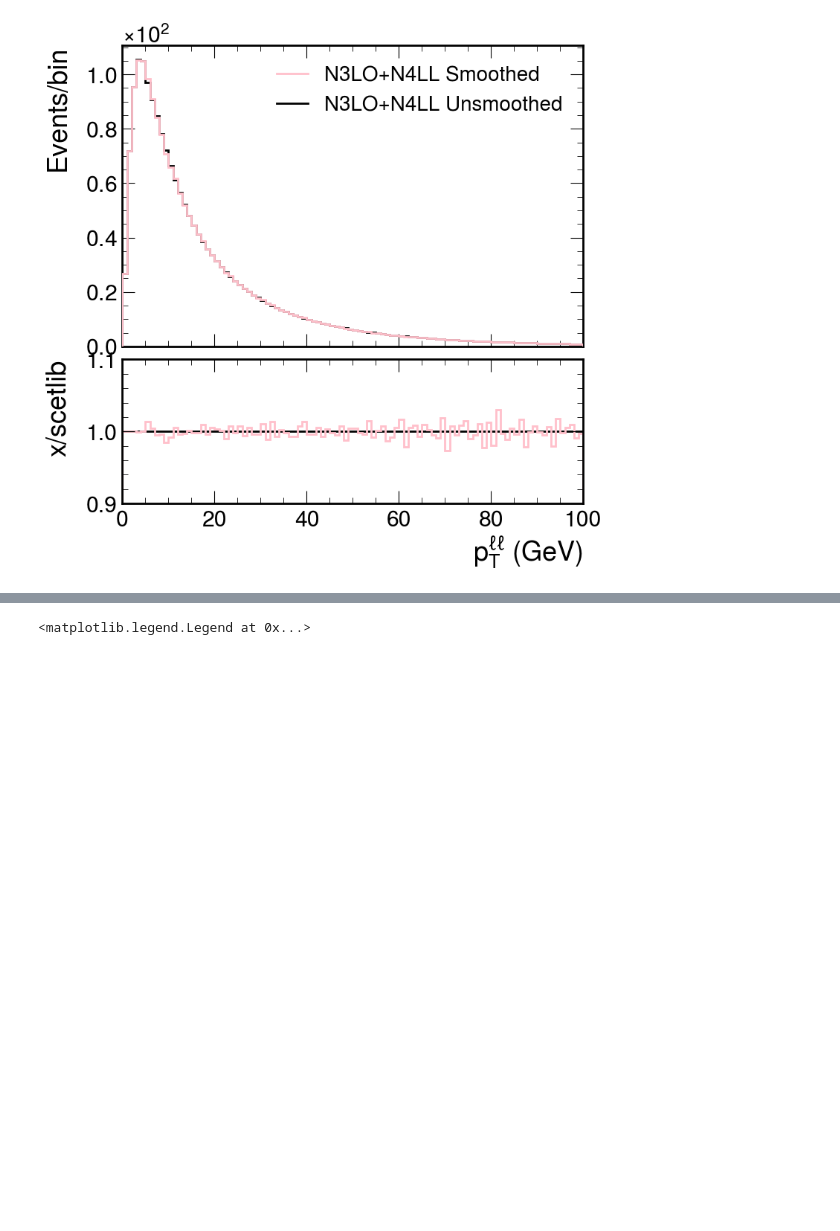
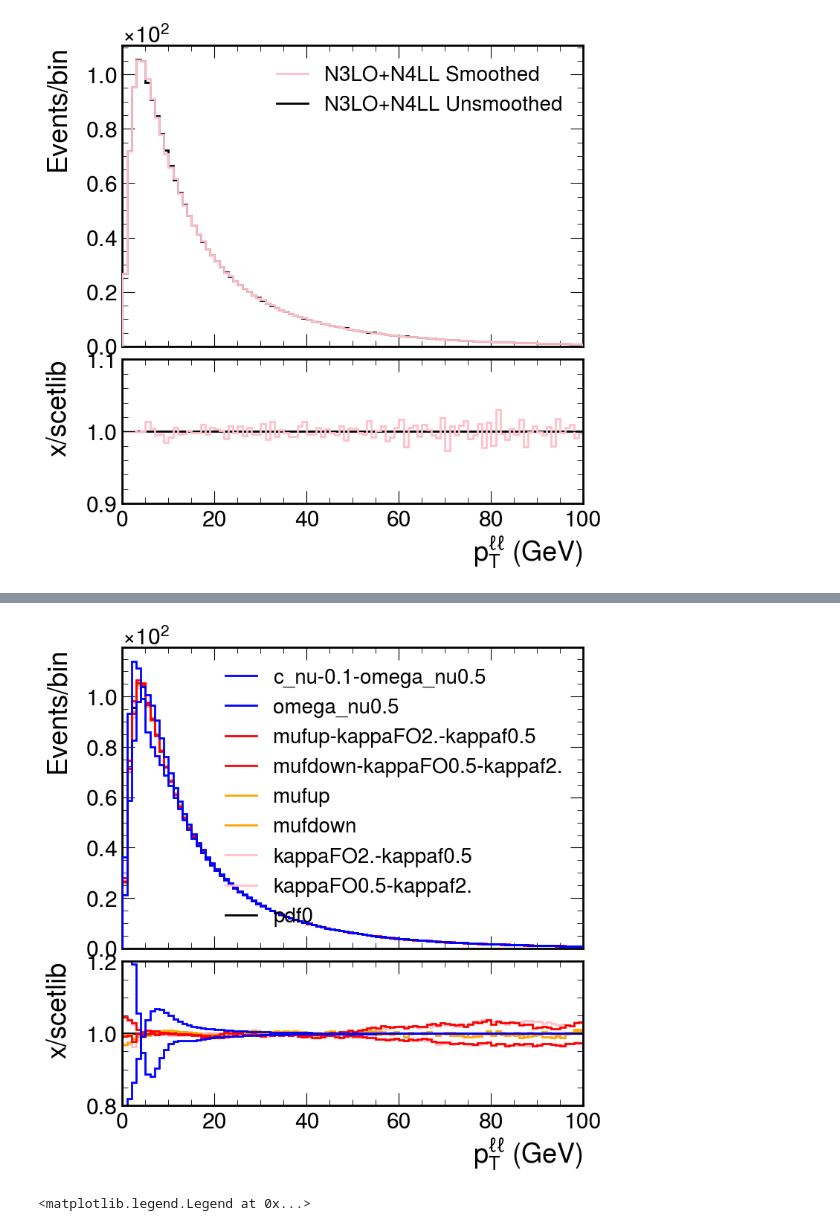
Before and after one commit to jeyserma/WRemnants, a Jupyter notebook: notebooks/SmoothNNLOjet.ipynb, the cells around one changed output, grey strips where cells are left out. Drawn from its saved outputs; the diff is of its cells as text; code cells hidden in the pictures; blank space fills up the shorter version.

```diff
--- a/notebooks/SmoothNNLOjet.ipynb
+++ b/notebooks/SmoothNNLOjet.ipynb
@@ -111,3 +140,32 @@ fig = plot_tools.makePlotWithRatioToRef(
+# %%
+scale_vars = list(scetlib_nnlojet_n4lln3lo.axes["vars"])[:9]
+
+fig = plot_tools.makePlotWithRatioToRef(
+                    hists=[
+                            scetlib_nnlojet_n4lln3lo_sm[{"vars" : v}].project("qT") for v in scale_vars
+                    ],
+                    labels=scale_vars,
+                    colors=[
+                            "black",
+                            "pink",
+                            "pink",
+                            "orange",
+                            "orange",
+                            "red",
+                            "red",
+                            "blue",
+                            "blue",
+                           ],
+                    xlabel="p$_{T}^{\ell\ell}$ (GeV)",
+                    ylabel="Events/bin",
+                    rlabel="x/scetlib",
+                    rrange=[0.8, 1.2],
+                    nlegcols=1,
+                    xlim=None, binwnorm=1.0, baseline=True,
+                    ratio_legend=False,
+)
+# %% [output]
+[figure, added]
 # %%
 scetlib_n4ll = input_tools.read_scetlib_hist("/home/k/kelong/work/Generators/TheoryCorrections/SCETlib/ct18z_nplambda_n4+0ll/inclusive_Z_CT18Z_nplambda_N4+0LL_combined.pkl")
 scetlib_n3lo_sing = input_tools.read_scetlib_hist("/home/k/kelong/work/Generators/TheoryCorrections/SCETlib/ct18z_nplambda_n4+0ll/inclusive_Z_CT18Z_nplambda_n3lo_sing.pkl")
```
Also changed, not shown: parts of 18 cells of this notebook, 2 other files.
